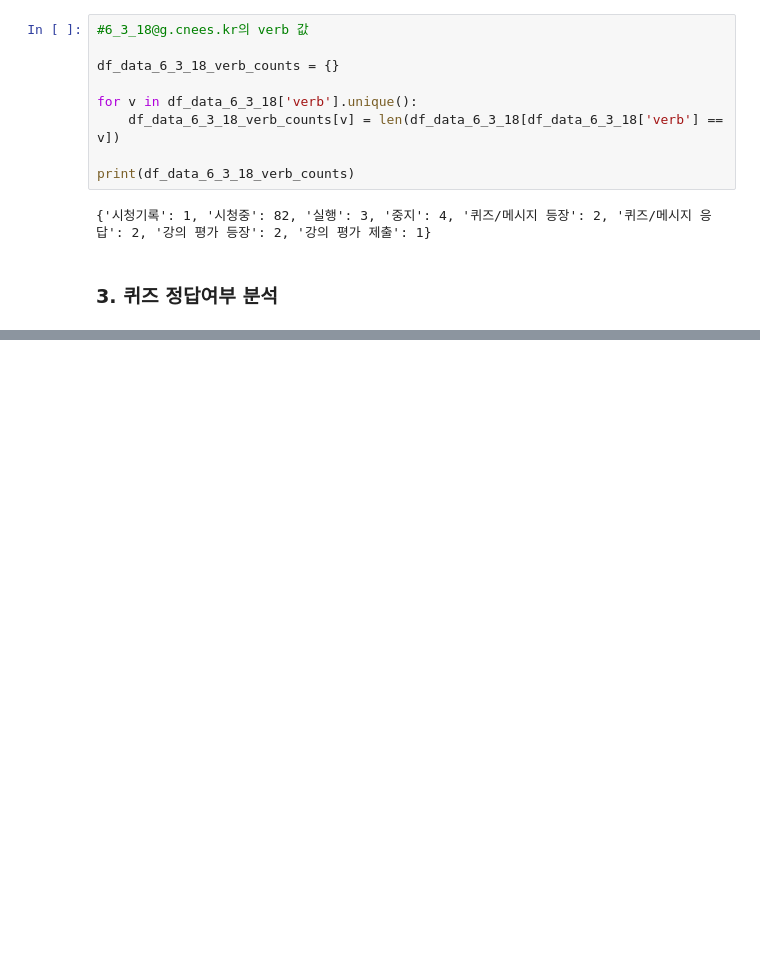
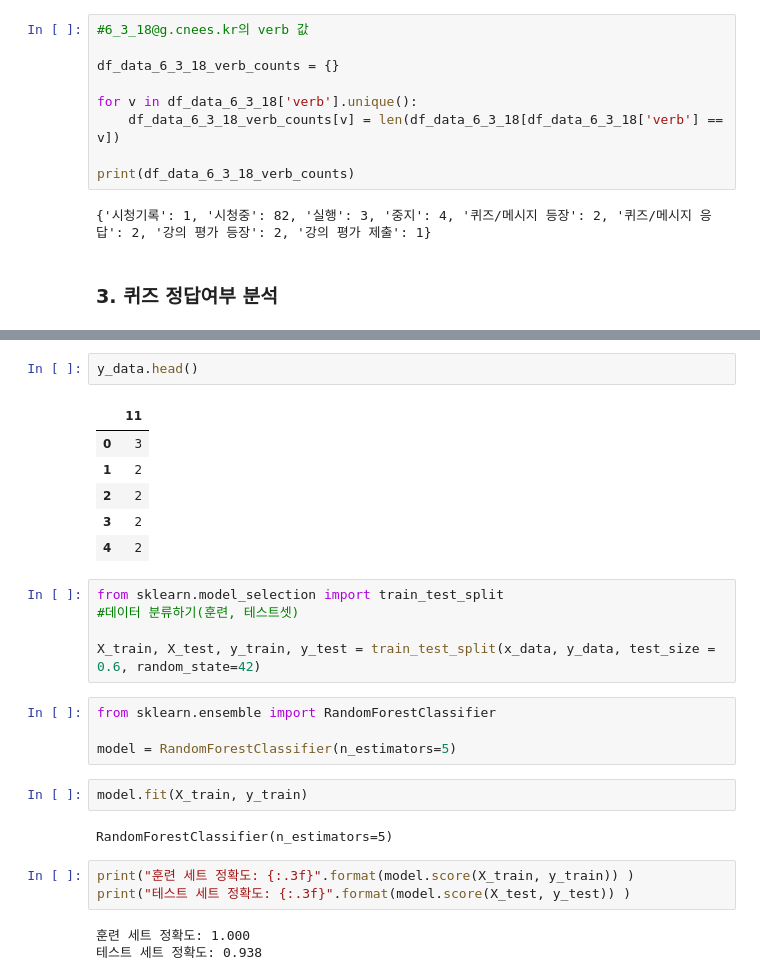
Before and after one commit to codingchild2424/SNURO_xAPI_EDA, a Jupyter notebook: xAPI.ipynb, the cells around one changed output, grey strips where cells are left out. Saved outputs shown, nothing was run; the diff lists cells and outputs as text; blank space fills up the shorter version.

Commit message:
add the ML test

```diff
--- a/xAPI.ipynb
+++ b/xAPI.ipynb
@@ -357,0 +431,28 @@ print(df_data_6_3_18_verb_counts)
+# %%
+y_data.head()
+# %% [output]
+|  | 11 |
+| 0 | 3 |
+| 1 | 2 |
+| 2 | 2 |
+| 3 | 2 |
+| 4 | 2 |
+# %%
+from sklearn.model_selection import train_test_split
+#데이터 분류하기(훈련, 테스트셋)
+
+X_train, X_test, y_train, y_test = train_test_split(x_data, y_data, test_size = 0.6, random_state=42)
+# %%
+from sklearn.ensemble import RandomForestClassifier
+
+model = RandomForestClassifier(n_estimators=5)
+# %%
+model.fit(X_train, y_train)
+# %% [output]
+RandomForestClassifier(n_estimators=5)
+# %%
+print("훈련 세트 정확도: {:.3f}".format(model.score(X_train, y_train)) )
+print("테스트 세트 정확도: {:.3f}".format(model.score(X_test, y_test)) )
+# %% [output]
+훈련 세트 정확도: 1.000
+테스트 세트 정확도: 0.938
```
Also changed, not shown: parts of 11 cells of this notebook.
